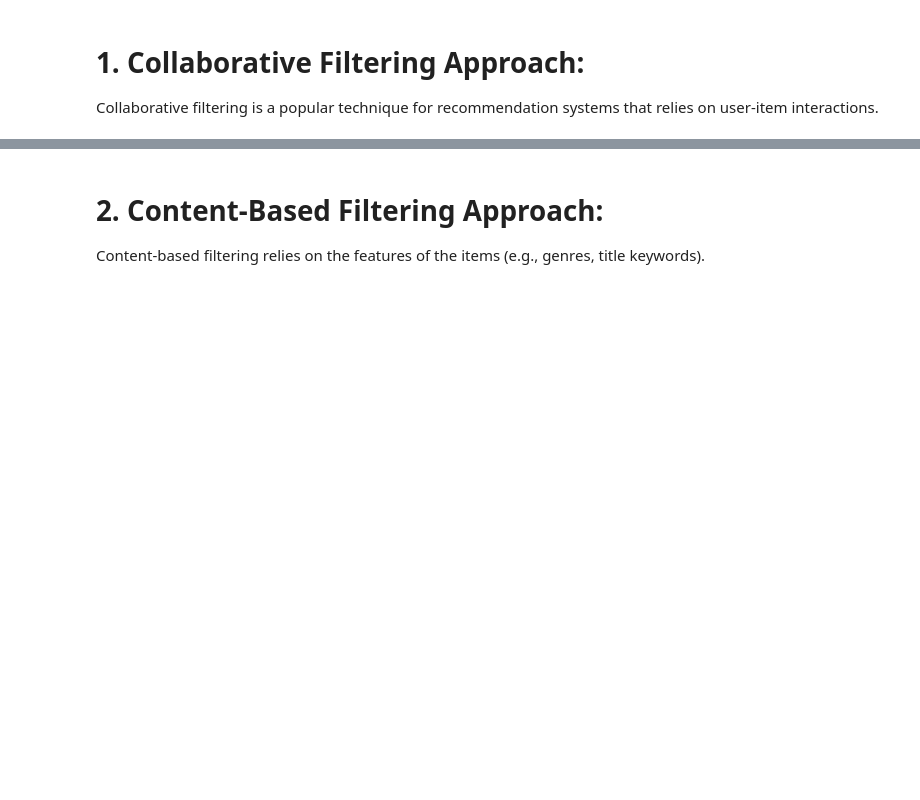
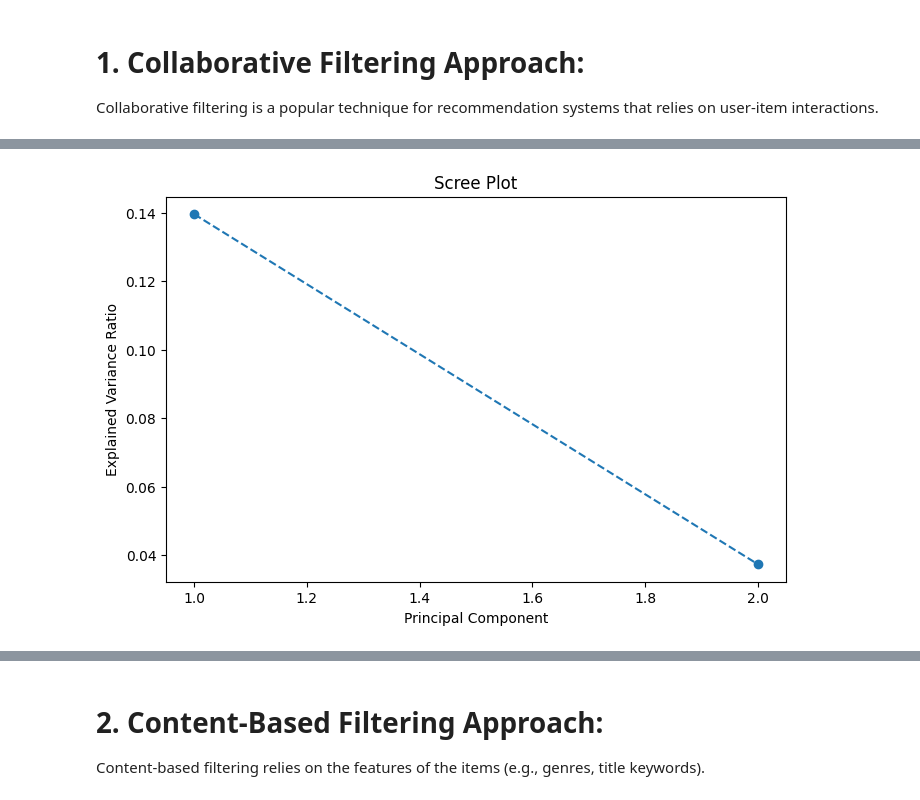
Before and after one commit to squink2002/Movie-Recommendation-System-Project, a Jupyter notebook: code/movie_recommendation_system.ipynb, the cells around one changed output, grey strips where cells are left out. Drawn from its saved outputs; the diff is of its cells as text; code cells hidden in the pictures; blank space fills up the shorter version.

```diff
--- a/code/movie_recommendation_system.ipynb
+++ b/code/movie_recommendation_system.ipynb
@@ -347,6 +354,7 @@ movies['Title'] = movies['Title'].astype(str)
 # %%
 # Extracting the release date from the movie title:
 movies['ReleaseYear'] = movies['Title'].str.extract(r'\((\d{4})\)') # captures a group of four digits
+movies['ReleaseYear'] = movies['ReleaseYear'].astype(int)
 movies.head()
 # %% [output]
 |  | MovieID | Title | Genre | ReleaseYear |
@@ -454,3 +548,18 @@ Zip-code       True
 Gender_F       True
 Gender_M       True
 dtype: bool
+# %%
+# Choosing columns with bigger scales:
+cols_to_normalize = [#'MovieID',
+                     #'ReleaseYear',
+                     #'UserID',
+                     'Year',
+                     'Month',
+                     'Day',
+                     'Hour',
+                     'Second',
+                     'Age',
+                     'Occupation',
+                     'Zip-code']
+# Calculating their z-score:
+final_df[cols_to_normalize] = final_df[cols_to_normalize].apply(lambda x: (x - x.mean() / x.std()))
@@ -457,3 +606,13 @@ dtype: bool
 # %% [markdown]
 # 1. Collaborative Filtering Approach:
 Collaborative filtering is a popular technique for recommendation systems that relies on user-item interactions.
+# %%
+# Creating the User-Item Matrix:
+data = final_df[['UserID', 'MovieID', 'Rating']]
+user_item_matrix = pd.pivot_table(data= data,
+                            values= 'Rating',
+                            index= 'UserID',
+                            columns = 'MovieID',
+                            # aggfunc= 'mean',
+                            )
+user_item_matrix
@@ -459,0 +714,6 @@ Collaborative filtering is a popular technique for recommendation systems that r
+# %%
+# Applying PCA to our User-Item Matrix:
+pca = PCA(n_components=2) # Number of components
+
+# Fit PCA on scaled data
+pca_user_item_matrix = pca.fit_transform(user_item_matrix)
@@ -459,0 +737,10 @@ Collaborative filtering is a popular technique for recommendation systems that r
+# %%
+# Scree plot
+plt.figure(figsize=(8, 5))
+plt.plot(range(1, len(pca.explained_variance_ratio_) + 1), pca.explained_variance_ratio_, marker='o', linestyle='--')
+plt.title('Scree Plot')
+plt.xlabel('Principal Component')
+plt.ylabel('Explained Variance Ratio')
+plt.show()
+# %% [output]
+[figure, added]
```
Also changed, not shown: parts of 28 cells of this notebook.
